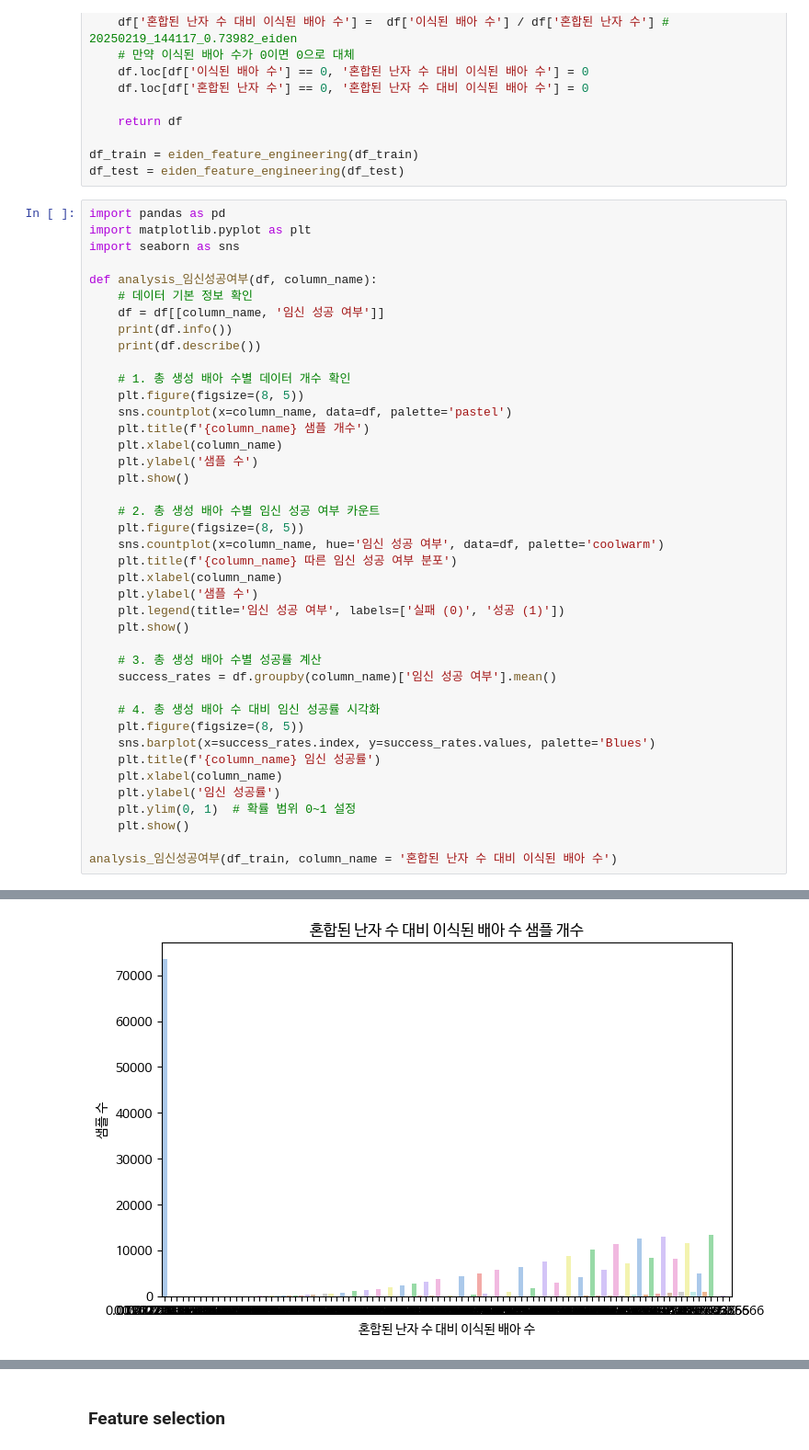
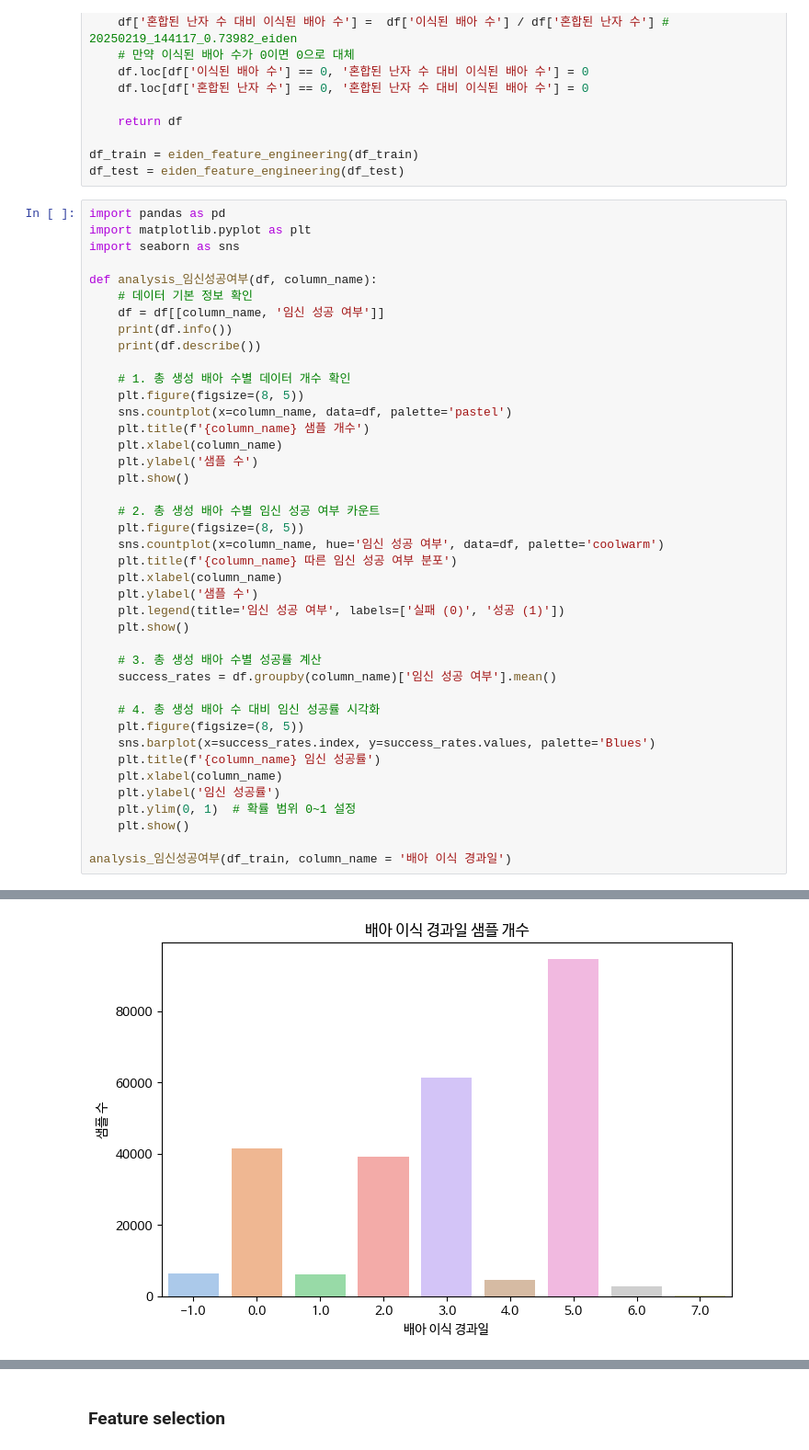
Before and after one commit to dablro12/LGAimers5th, a Jupyter notebook: 20250219_145426_0.73981_eiden.ipynb, the cells around one changed output, grey strips where cells are left out. Shown: that part at 92% size. Drawn from its saved outputs; the diff is of its cells as text.

```diff
--- a/20250219_145426_0.73981_eiden.ipynb
+++ b/20250219_145426_0.73981_eiden.ipynb
@@ -467,7 +467,7 @@ def analysis_임신성공여부(df, column_name):
     plt.ylim(0, 1)  # 확률 범위 0~1 설정
     plt.show()
 
-analysis_임신성공여부(df_train, column_name = '혼합된 난자 수 대비 이식된 배아 수')
+analysis_임신성공여부(df_train, column_name = '배아 이식 경과일')
 # %% [output]
 <class 'pandas.core.frame.DataFrame'>
 RangeIndex: 256351 entries, 0 to 256350
@@ -491 +491 @@ max                3.000000       1.000000
-[figure, old version]
+[figure, new version]
```
Also changed, not shown: parts of 1 cell of this notebook.
